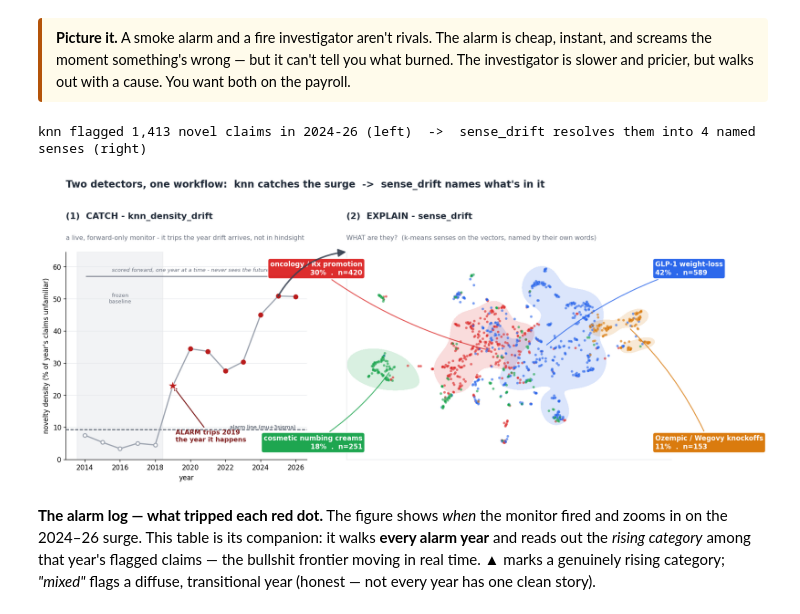
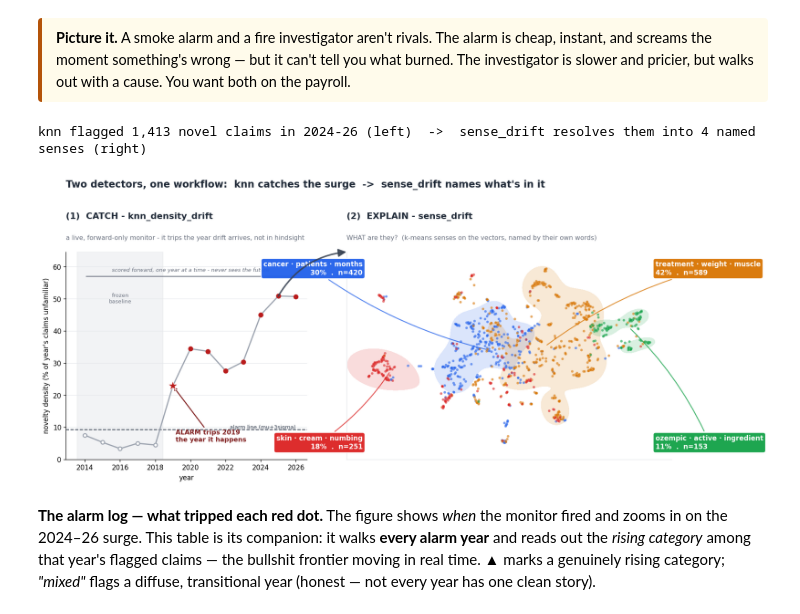
Before and after one commit to jturner-uofl/pycorpdiff, a Jupyter notebook: examples/cbd_fda_drift_showcase.ipynb, the cells around one changed output. Saved outputs shown, nothing was run; the diff lists cells and outputs as text; code cells hidden in the pictures.

Commit message:
examples: revision-3 (ultra-paranoid review) — handoff senses named by their own top words; 17-70% range fix

```diff
--- a/examples/cbd_fda_drift_showcase.ipynb
+++ b/examples/cbd_fda_drift_showcase.ipynb
@@ -764,6 +764,7 @@ The agreement plot shows both detectors see the 2024–26 surge. But they don't
 import umap
 from sklearn.cluster import KMeans
 from scipy.stats import gaussian_kde
+from collections import Counter
 from matplotlib.patches import ConnectionPatch
 RR = CE[C.year.isin(REF).to_numpy()]                                          # knn_density_drift reference-mode novelty (its own formula)
 def _kn(X, S, kk=10):
@@ -777,14 +778,13 @@ dens = {y: float((_nv[(C.year == y).to_numpy()] > _th).mean() * 100) for y in yr
 surge = ((C.year >= 2024) & (_nv > _th)).to_numpy(); E = CE[surge]; tx = C.claim_text[surge].reset_index(drop=True)
 cl = lambda s: " ".join(re.sub(r"\[sic\]", "", str(s)).split()).strip(chr(8220)+chr(8221)+chr(34)+chr(39)+" ")
 km = KMeans(n_clusters=4, n_init=10, random_state=0).fit(E)                   # sense_drift: cluster the surge on the vectors
-LAB = [("GLP-1 weight-loss", r"weight|fat|glp|appetite|pound|slim|metabol", "#2563eb"),
-       ("Ozempic / Wegovy knockoffs", r"ozempic|wegovy|semaglutide|mounjaro|zepbound|tirzepatide|active ingredient", "#d97706"),
-       ("cosmetic numbing creams", r"numb|tattoo|tktx|lidocaine|laser|pierc", "#16a34a"),
-       ("oncology / Rx promotion", r"cancer|tumou?r|patient|oncolog|chemo|surviv|symptom", "#dc2626")]
+PALETTE = ["#2563eb", "#d97706", "#16a34a", "#dc2626"]
+STOPW = set("the a an and or of to in for with is are be this that on you your it as we our will can may have has not no by from at use used its their them they product products also more most than then over out off do does help helps support intended treat treats claim claims drug drugs fda".split())
 nm = {}; col = {}
-for k in range(4):
+for k in range(4):                                                            # name each sense by ITS OWN top words (no hand-authored labels)
     ix = np.where(km.labels_ == k)[0]; blob = " ".join(cl(t).lower() for t in tx[ix])
-    a, _, c = max(LAB, key=lambda L: len(re.findall(L[1], blob))); nm[k] = a; col[k] = c   # name = theme the cluster's OWN words match
+    w = [t for t in re.findall(r"[a-z][a-z-]{3,}", blob) if t not in STOPW and not t.endswith("-")]
+    nm[k] = " · ".join(x for x, _ in Counter(w).most_common(3)); col[k] = PALETTE[k]
 XY = umap.UMAP(n_neighbors=20, min_dist=0.0, spread=1.2, metric="cosine", random_state=42).fit_transform(E)
 print(f"knn flagged {int(surge.sum()):,} novel claims in 2024-26 (left)  ->  sense_drift resolves them into 4 named senses (right)")
 
@@ -817,34 +817,34 @@ GX, GY = np.meshgrid(gx, gy); grid = np.vstack([GX.ravel(), GY.ravel()])
 for k in range(4):
     m = km.labels_ == k
     try:
         Z = gaussian_kde(XY[m].T)(grid).reshape(GX.shape)
         ax2.contourf(GX, GY, Z, levels=[Z.max()*0.45, Z.max()], colors=[col[k]], alpha=0.16, zorder=1)
     except Exception:
         pass
 for k in range(4):
     m = km.labels_ == k; ax2.scatter(XY[m,0], XY[m,1], s=15, c=col[k], alpha=0.62, edgecolors="white", linewidths=0.15, zorder=2)
 xr = (XY[:,0].min(), XY[:,0].max()); yg = (XY[:,1].min(), XY[:,1].max())
 anch = {0:(xr[0]-(xr[1]-xr[0])*0.02, yg[1]), 1:(xr[1]+(xr[1]-xr[0])*0.02, yg[1]), 2:(xr[1]+(xr[1]-xr[0])*0.02, yg[0]), 3:(xr[0]-(xr[1]-xr[0])*0.02, yg[0])}
 hal = {0:"right", 1:"left", 2:"left", 3:"right"}
 for k in range(4):
     m = km.labels_ == k; cx, cy = np.median(XY[m,0]), np.median(XY[m,1]); axx, ayy = anch[k]
     ax2.annotate(f"{nm[k]}\n{100*m.mean():.0f}%  .  n={int(m.sum())}", xy=(cx, cy), xytext=(axx, ayy), ha=hal[k], va="center",
         fontsize=10, fontweight="bold", color="white", zorder=6,
         bbox=dict(boxstyle="round,pad=0.34", fc=col[k], ec="white", lw=1.2, alpha=0.97),
         arrowprops=dict(arrowstyle="-", color=col[k], lw=1.4, alpha=0.8, connectionstyle="arc3,rad=0.1"))
 ax2.text(0, 1.16, "(2)  EXPLAIN - sense_drift", transform=ax2.transAxes, fontsize=13, fontweight="bold", color=INK)
 ax2.text(0, 1.06, "WHAT are they?  (k-means senses on the vectors, named by their own words)", transform=ax2.transAxes, fontsize=9.5, color=MUTE)
 ax2.set_xticks([]); ax2.set_yticks([]); ax2.margins(0.16)
 for s in ax2.spines.values(): s.set_edgecolor(GRID)
 con = ConnectionPatch(xyA=(2025, dens[2025]), coordsA=ax1.transData, xyB=(0.0, 1.0), coordsB=ax2.transAxes,
     arrowstyle="-|>", lw=2.3, color="#374151", connectionstyle="arc3,rad=-0.25", mutation_scale=24, alpha=0.85)
 fig.add_artist(con)
 fig.suptitle("Two detectors, one workflow:  knn catches the surge  ->  sense_drift names what's in it",
     fontsize=14.5, fontweight="bold", color=INK, x=0.065, ha="left", y=0.99)
 plt.show()
 # %% [output]
 knn flagged 1,413 novel claims in 2024-26 (left)  ->  sense_drift resolves them into 4 named senses (right)
-[figure, old version]
+[figure, new version]
 # %% [markdown]
 **The alarm log — what tripped each red dot.** The figure shows *when* the monitor fired and zooms in on the 2024–26 surge. This table is its companion: it walks **every alarm year** and reads out the *rising category* among that year's flagged claims — the bullshit frontier moving in real time. **▲** marks a genuinely rising category; *"mixed"* flags a diffuse, transitional year (honest — not every year has one clean story).
 # %%
```
Also changed, not shown: parts of 1 cell of this notebook.
